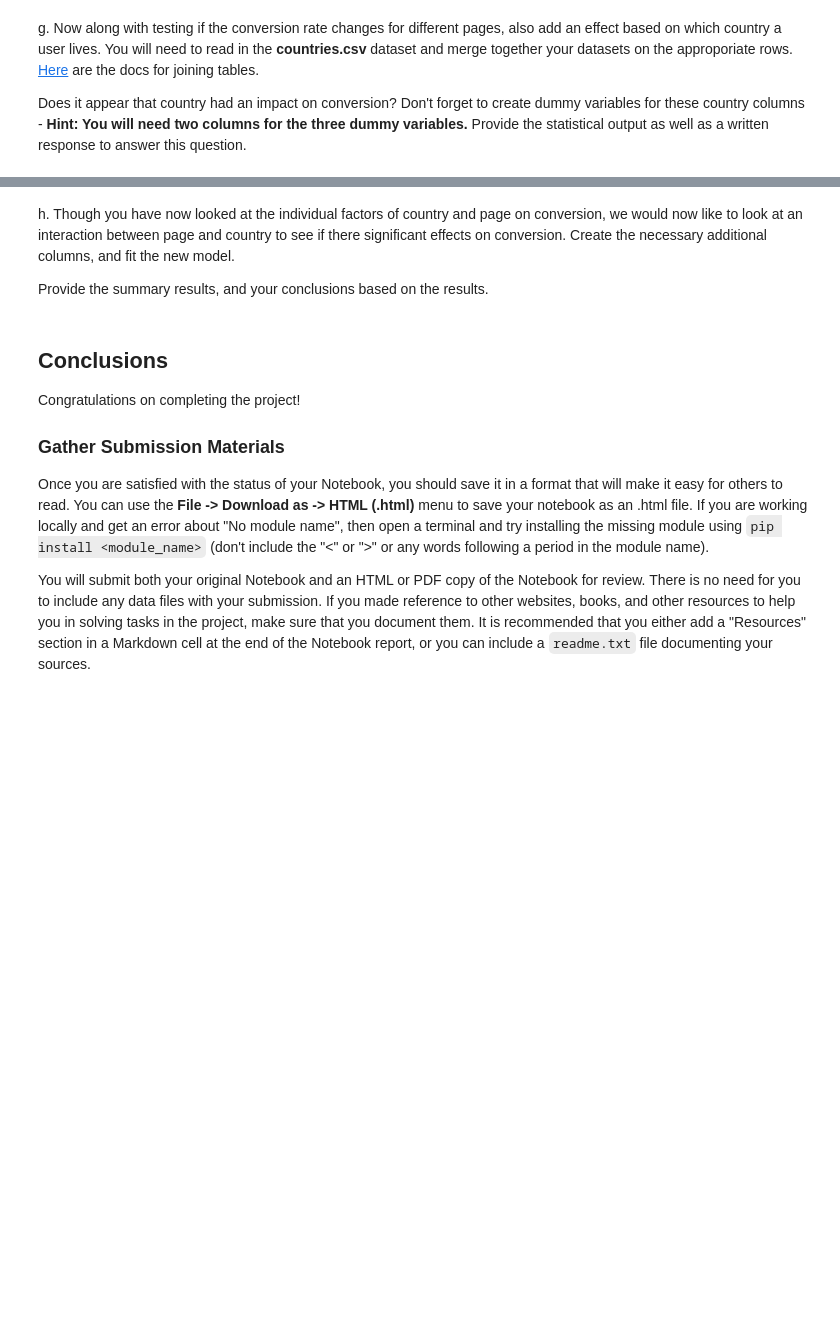
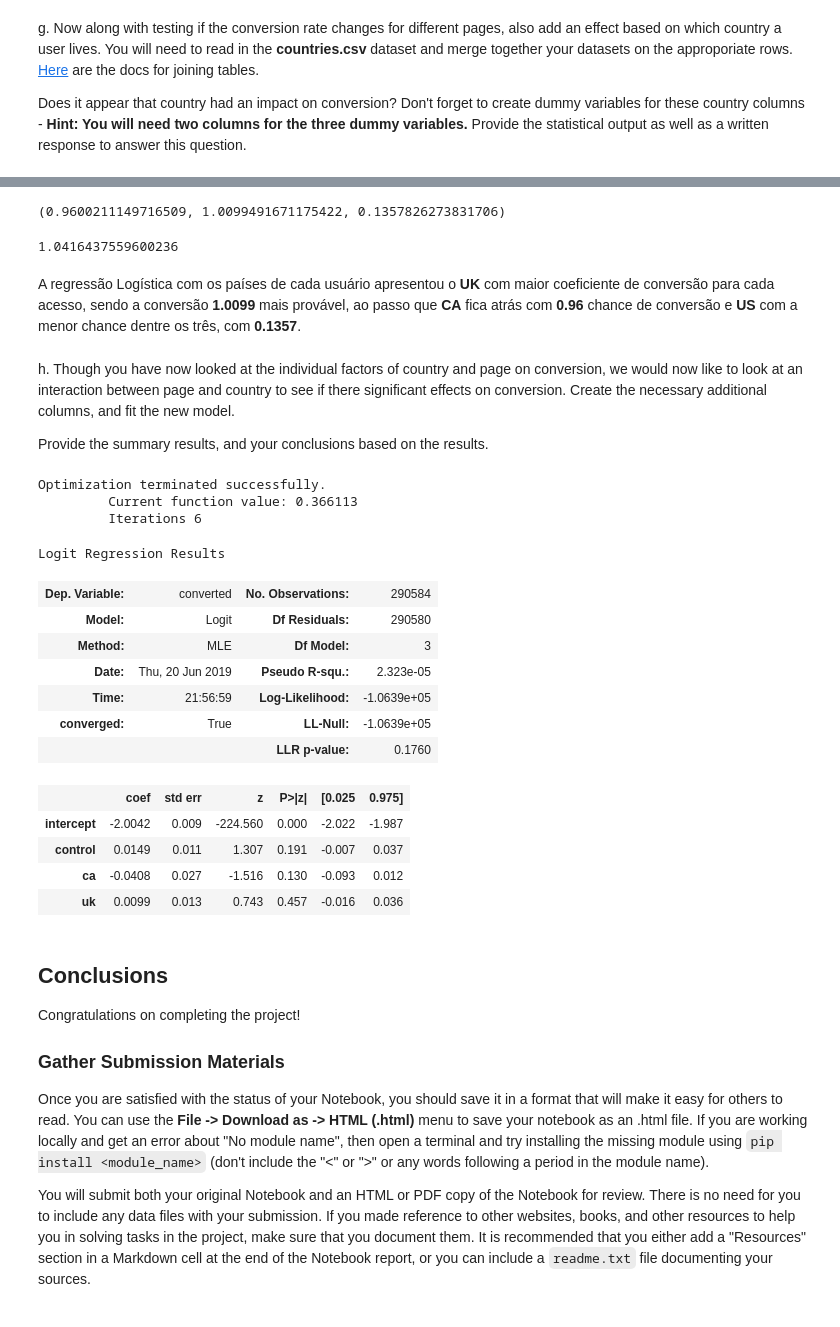
Before and after one commit to vitoralbano/ds-ii-ab-test, a Jupyter notebook: Analyze_ab_test_results_notebook.ipynb, the cells around one changed output, grey strips where cells are left out. Cells and saved outputs as stored; diff of their text form; code cells hidden in the pictures; blank space fills up the shorter version.

```diff
--- a/Analyze_ab_test_results_notebook.ipynb
+++ b/Analyze_ab_test_results_notebook.ipynb
@@ -461,0 +477,2 @@ df_new = countries_df.set_index('user_id').join(df2.set_index('user_id'), how='i
+# %%
+df_new[['ca', 'uk', 'us']] = pd.get_dummies(df_new.country)
@@ -462,3 +499,13 @@ df_new = countries_df.set_index('user_id').join(df2.set_index('user_id'), how='i
+# %%
+np.exp(-.0408), np.exp(.0099), np.exp(-1.9967)
+# %% [output]
+(0.9600211149716509, 1.0099491671175422, 0.1357826273831706)
+# %%
+1/np.exp(-.0408)
+# %% [output]
+1.0416437559600236
+# %% [markdown]
+A regressão Logística com os países de cada usuário apresentou o **UK** com maior coeficiente de conversão para cada acesso, sendo a conversão **1.0099** mais provável, ao passo que **CA** fica atrás com **0.96** chance de conversão e **US** com a menor chance dentre os três, com **0.1357**.
 # %% [markdown]
 h. Though you have now looked at the individual factors of country and page on conversion, we would now like to look at an interaction between page and country to see if there significant effects on conversion.  Create the necessary additional columns, and fit the new model.
 
@@ -468,3 +513,24 @@ Provide the summary results, and your conclusions based on the results.
+# %%
+logit_interaction = sm.Logit(df_new['converted'], df_new[['intercept', 'control', 'ca', 'uk']])
+results_interaction = logit_interaction.fit()
+results_interaction.summary()
+# %% [output]
+Optimization terminated successfully.
+         Current function value: 0.366113
+         Iterations 6
+Logit Regression Results
+| Dep. Variable: | converted | No. Observations: | 290584 |
+| Model: | Logit | Df Residuals: | 290580 |
+| Method: | MLE | Df Model: | 3 |
+| Date: | Thu, 20 Jun 2019 | Pseudo R-squ.: | 2.323e-05 |
+| Time: | 21:56:59 | Log-Likelihood: | -1.0639e+05 |
+| converged: | True | LL-Null: | -1.0639e+05 |
+|  |  | LLR p-value: | 0.1760 |
+|  | coef | std err | z | P>|z| | [0.025 | 0.975] |
+| intercept | -2.0042 | 0.009 | -224.560 | 0.000 | -2.022 | -1.987 |
+| control | 0.0149 | 0.011 | 1.307 | 0.191 | -0.007 | 0.037 |
+| ca | -0.0408 | 0.027 | -1.516 | 0.130 | -0.093 | 0.012 |
+| uk | 0.0099 | 0.013 | 0.743 | 0.457 | -0.016 | 0.036 |
 # %% [markdown]
 <a id='conclusions'></a>
 ## Conclusions
```
Also changed, not shown: parts of 18 cells of this notebook.
